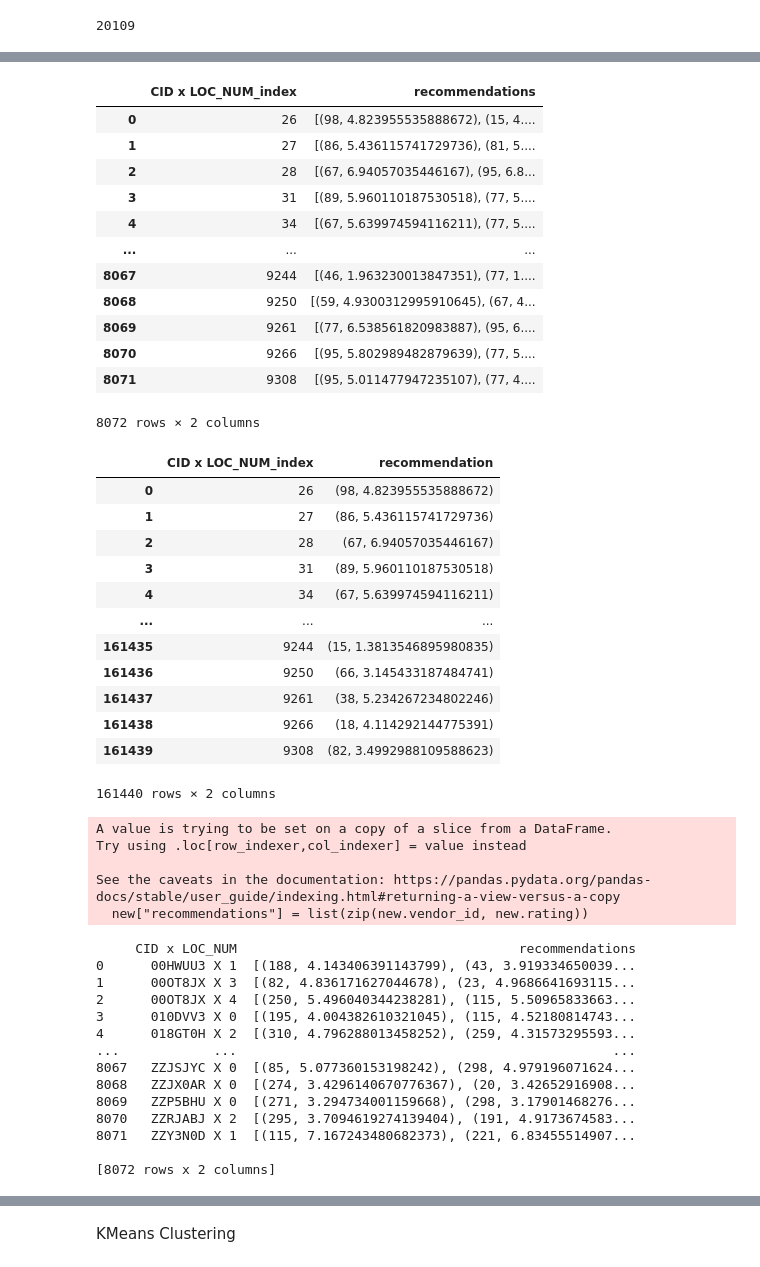
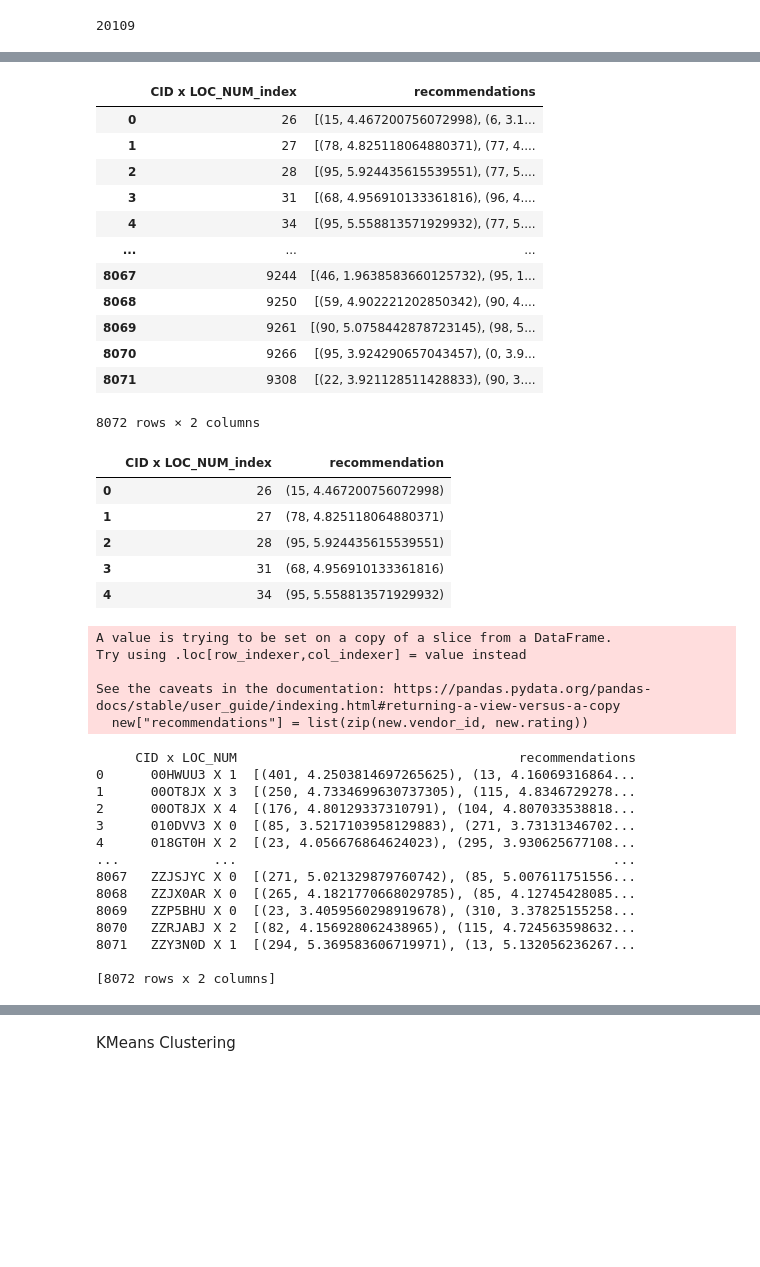
Before and after one commit to Bast-94/Restaurant-Recommander-System, a Jupyter notebook: notebook.ipynb, the cells around one changed output, grey strips where cells are left out. Drawn from its saved outputs; the diff is of its cells as text; code cells hidden in the pictures; blank space fills up the shorter version.

```diff
--- a/notebook.ipynb
+++ b/notebook.ipynb
@@ -37,8 +35,8 @@ To adjust logging level use sc.setLogLevel(newLevel). For SparkR, use setLogLeve
 # %% [markdown]
 ## Chargement des données
 # %%
-spark_order_df = spark.read.option("header", True).csv(
+spark_train_order_df = spark.read.option("header", True).csv(
     os.path.join(DATA_DIRECTORY, "orders.csv")
 )
-spark_order_df.show()
+spark_train_order_df.show()
 # %% [output]
@@ -62,10 +60,12 @@ spark_order_df.show()
 only showing top 20 rows
 # %%
 CUSTOMER_KEY = "CID x LOC_NUM"
-df_ratings = spark_order_df.withColumn(
+df_ratings = spark_train_order_df.withColumn(
     "CID x LOC_NUM",
     concat(
-        spark_order_df["customer_id"], lit(" X "), spark_order_df["LOCATION_NUMBER"]
+        spark_train_order_df["customer_id"],
+        lit(" X "),
+        spark_train_order_df["LOCATION_NUMBER"],
     ),
 )
 df_ratings = df_ratings.select(
@@ -123,10 +123,10 @@ transformed.show(5)
 only showing top 5 rows
 # %%
-(training, test) = transformed.randomSplit([0.8, 0.2], seed=16)
+(training, validation) = transformed.randomSplit([0.8, 0.2], seed=16)
 # %%
 customer_index_key = f"{CUSTOMER_KEY}_index"
 als = ALS(
-    maxIter=7,
+    maxIter=15,
     regParam=0.09,
     rank=25,
     userCol=customer_index_key,
@@ -170,42 +170,35 @@ recs = model.recommendForAllUsers(20).toPandas()
 recs
 # %% [output]
 |  | CID x LOC_NUM_index | recommendations |
-| 0 | 26 | [(98, 4.823955535888672), (15, 4.... |
-| 1 | 27 | [(86, 5.436115741729736), (81, 5.... |
-| 2 | 28 | [(67, 6.94057035446167), (95, 6.8... |
-| 3 | 31 | [(89, 5.960110187530518), (77, 5.... |
-| 4 | 34 | [(67, 5.639974594116211), (77, 5.... |
+| 0 | 26 | [(15, 4.467200756072998), (6, 3.1... |
+| 1 | 27 | [(78, 4.825118064880371), (77, 4.... |
+| 2 | 28 | [(95, 5.924435615539551), (77, 5.... |
+| 3 | 31 | [(68, 4.956910133361816), (96, 4.... |
+| 4 | 34 | [(95, 5.558813571929932), (77, 5.... |
 | ... | ... | ... |
-| 8067 | 9244 | [(46, 1.963230013847351), (77, 1.... |
-| 8068 | 9250 | [(59, 4.9300312995910645), (67, 4... |
-| 8069 | 9261 | [(77, 6.538561820983887), (95, 6.... |
-| 8070 | 9266 | [(95, 5.802989482879639), (77, 5.... |
-| 8071 | 9308 | [(95, 5.011477947235107), (77, 4.... |
+| 8067 | 9244 | [(46, 1.9638583660125732), (95, 1... |
+| 8068 | 9250 | [(59, 4.902221202850342), (90, 4.... |
+| 8069 | 9261 | [(90, 5.0758442878723145), (98, 5... |
+| 8070 | 9266 | [(95, 3.924290657043457), (0, 3.9... |
+| 8071 | 9308 | [(22, 3.921128511428833), (90, 3.... |
 8072 rows × 2 columns
 # %%
 df_recs = (
     recs.recommendations.apply(pd.Series)
     .merge(recs, right_index=True, left_index=True)
     .drop(["recommendations"], axis=1)
     .melt(id_vars=[customer_index_key], value_name="recommendation")
     .drop("variable", axis=1)
     .dropna()
 )
-df_recs
+df_recs.head()
 # %% [output]
 |  | CID x LOC_NUM_index | recommendation |
-| 0 | 26 | (98, 4.823955535888672) |
-| 1 | 27 | (86, 5.436115741729736) |
-| 2 | 28 | (67, 6.94057035446167) |
-| 3 | 31 | (89, 5.960110187530518) |
-| 4 | 34 | (67, 5.639974594116211) |
-| ... | ... | ... |
-| 161435 | 9244 | (15, 1.3813546895980835) |
-| 161436 | 9250 | (66, 3.145433187484741) |
-| 161437 | 9261 | (38, 5.234267234802246) |
-| 161438 | 9266 | (18, 4.114292144775391) |
-| 161439 | 9308 | (82, 3.4992988109588623) |
+| 0 | 26 | (15, 4.467200756072998) |
+| 1 | 27 | (78, 4.825118064880371) |
+| 2 | 28 | (95, 5.924435615539551) |
+| 3 | 31 | (68, 4.956910133361816) |
+| 4 | 34 | (95, 5.558813571929932) |
-161440 rows × 2 columns
 # %%
 df_recs = df_recs.sort_values(customer_index_key)
 df_recs = pd.concat(
@@ -248,17 +241,17 @@ Try using .loc[row_indexer,col_indexer] = value instead
 See the caveats in the documentation: https://pandas.pydata.org/pandas-docs/stable/user_guide/indexing.html#returning-a-view-versus-a-copy
   new["recommendations"] = list(zip(new.vendor_id, new.rating))
      CID x LOC_NUM                                    recommendations
-0      00HWUU3 X 1  [(188, 4.143406391143799), (43, 3.919334650039...
-1      00OT8JX X 3  [(82, 4.836171627044678), (23, 4.9686641693115...
-2      00OT8JX X 4  [(250, 5.496040344238281), (115, 5.50965833663...
-3      010DVV3 X 0  [(195, 4.004382610321045), (115, 4.52180814743...
-4      018GT0H X 2  [(310, 4.796288013458252), (259, 4.31573295593...
+0      00HWUU3 X 1  [(401, 4.2503814697265625), (13, 4.16069316864...
+1      00OT8JX X 3  [(250, 4.7334699630737305), (115, 4.8346729278...
+2      00OT8JX X 4  [(176, 4.80129337310791), (104, 4.807033538818...
+3      010DVV3 X 0  [(85, 3.5217103958129883), (271, 3.73131346702...
+4      018GT0H X 2  [(23, 4.056676864624023), (295, 3.930625677108...
 ...            ...                                                ...
-8067   ZZJSJYC X 0  [(85, 5.077360153198242), (298, 4.979196071624...
-8068   ZZJX0AR X 0  [(274, 3.4296140670776367), (20, 3.42652916908...
-8069   ZZP5BHU X 0  [(271, 3.294734001159668), (298, 3.17901468276...
-8070   ZZRJABJ X 2  [(295, 3.7094619274139404), (191, 4.9173674583...
-8071   ZZY3N0D X 1  [(115, 7.167243480682373), (221, 6.83455514907...
+8067   ZZJSJYC X 0  [(271, 5.021329879760742), (85, 5.007611751556...
+8068   ZZJX0AR X 0  [(265, 4.1821770668029785), (85, 4.12745428085...
+8069   ZZP5BHU X 0  [(23, 3.4059560298919678), (310, 3.37825155258...
+8070   ZZRJABJ X 2  [(82, 4.156928062438965), (115, 4.724563598632...
+8071   ZZY3N0D X 1  [(294, 5.369583606719971), (13, 5.132056236267...
 
 [8072 rows x 2 columns]
 # %%
```
Also changed, not shown: parts of 13 cells of this notebook, 2 other files.
